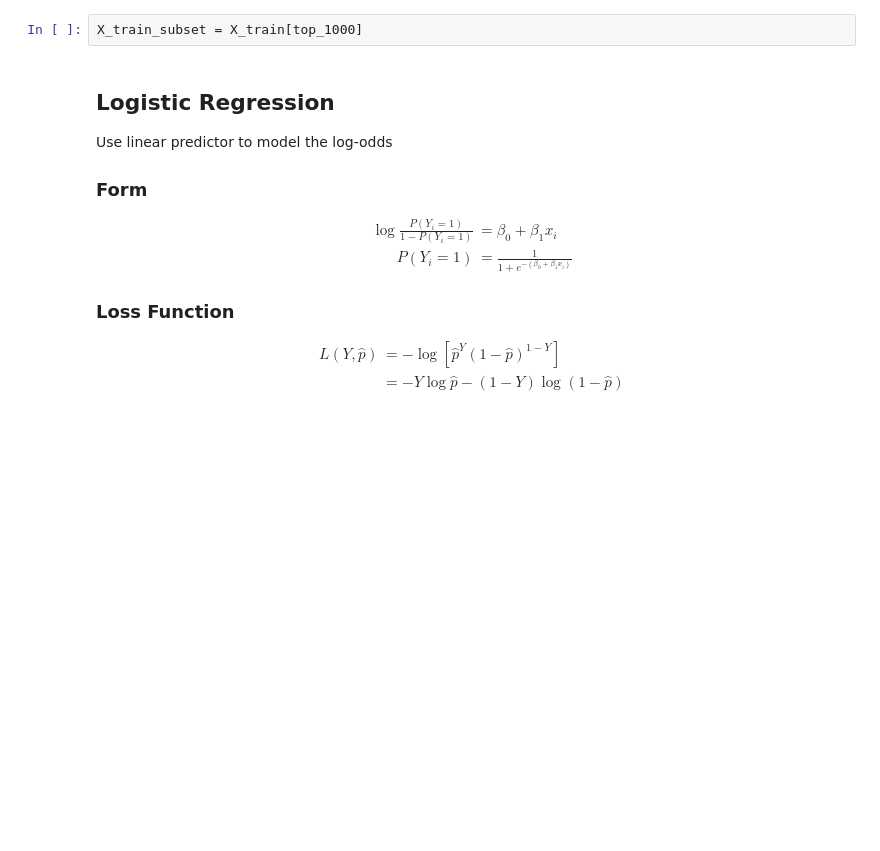
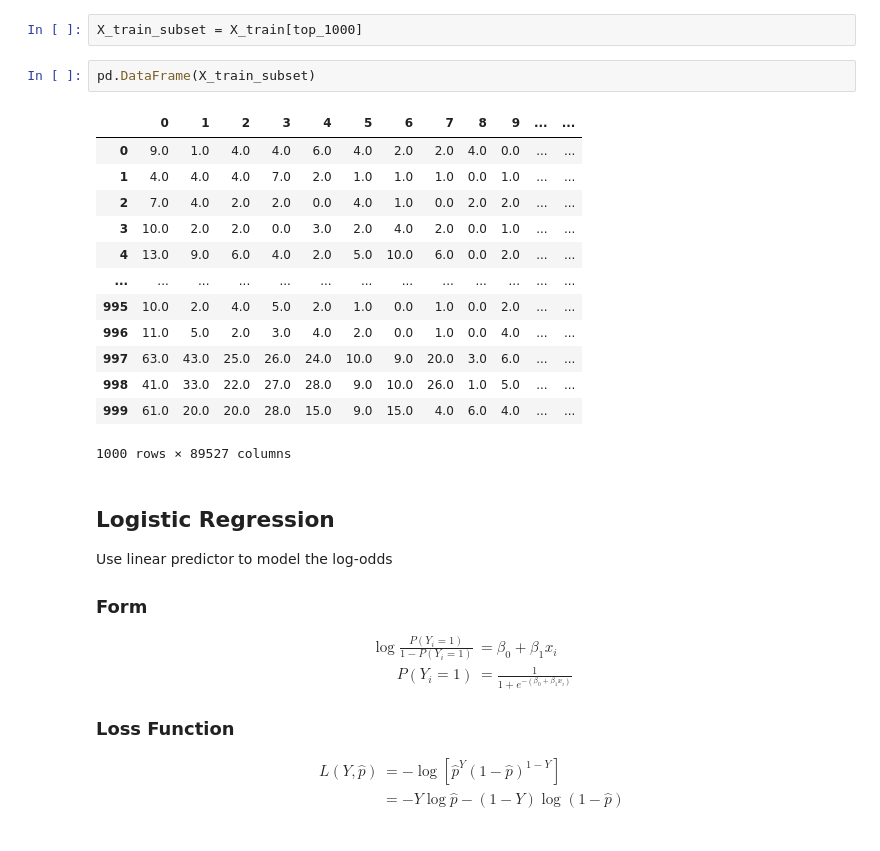
Before and after one commit to ayakkala1/Project-2-Data-401, a Jupyter notebook: Anish/Project 2 EDA.ipynb, the cells around one changed output. Drawn from its saved outputs; the diff is of its cells as text; blank space fills up the shorter version.

Commit message:
subset fixed

```diff
--- a/Anish/Project 2 EDA.ipynb
+++ b/Anish/Project 2 EDA.ipynb
@@ -146,6 +148,22 @@ weights = tf_idf.sum(axis = 0)
 top_1000 = weights.sort_values(ascending = False).head(1000).index
 # %%
 X_train_subset = X_train[top_1000]
+# %%
+pd.DataFrame(X_train_subset)
+# %% [output]
+|  | 0 | 1 | 2 | 3 | 4 | 5 | 6 | 7 | 8 | 9 | ... | ... |
+| 0 | 9.0 | 1.0 | 4.0 | 4.0 | 6.0 | 4.0 | 2.0 | 2.0 | 4.0 | 0.0 | ... | ... |
+| 1 | 4.0 | 4.0 | 4.0 | 7.0 | 2.0 | 1.0 | 1.0 | 1.0 | 0.0 | 1.0 | ... | ... |
+| 2 | 7.0 | 4.0 | 2.0 | 2.0 | 0.0 | 4.0 | 1.0 | 0.0 | 2.0 | 2.0 | ... | ... |
+| 3 | 10.0 | 2.0 | 2.0 | 0.0 | 3.0 | 2.0 | 4.0 | 2.0 | 0.0 | 1.0 | ... | ... |
+| 4 | 13.0 | 9.0 | 6.0 | 4.0 | 2.0 | 5.0 | 10.0 | 6.0 | 0.0 | 2.0 | ... | ... |
+| ... | ... | ... | ... | ... | ... | ... | ... | ... | ... | ... | ... | ... |
+| 995 | 10.0 | 2.0 | 4.0 | 5.0 | 2.0 | 1.0 | 0.0 | 1.0 | 0.0 | 2.0 | ... | ... |
+| 996 | 11.0 | 5.0 | 2.0 | 3.0 | 4.0 | 2.0 | 0.0 | 1.0 | 0.0 | 4.0 | ... | ... |
+| 997 | 63.0 | 43.0 | 25.0 | 26.0 | 24.0 | 10.0 | 9.0 | 20.0 | 3.0 | 6.0 | ... | ... |
+| 998 | 41.0 | 33.0 | 22.0 | 27.0 | 28.0 | 9.0 | 10.0 | 26.0 | 1.0 | 5.0 | ... | ... |
+| 999 | 61.0 | 20.0 | 20.0 | 28.0 | 15.0 | 9.0 | 15.0 | 4.0 | 6.0 | 4.0 | ... | ... |
+1000 rows × 89527 columns
 # %% [markdown]
 ## Logistic Regression
 
```
Also changed, not shown: parts of 1 cell of this notebook.
